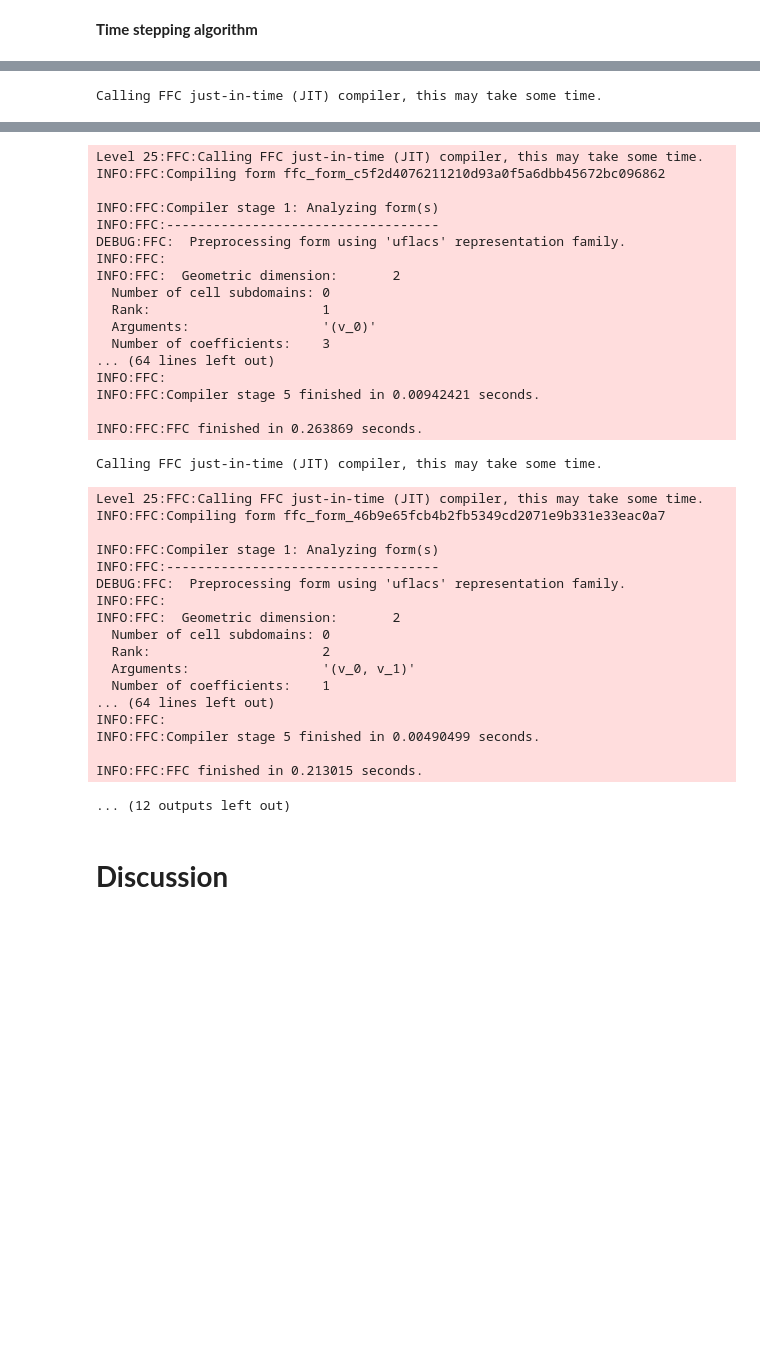
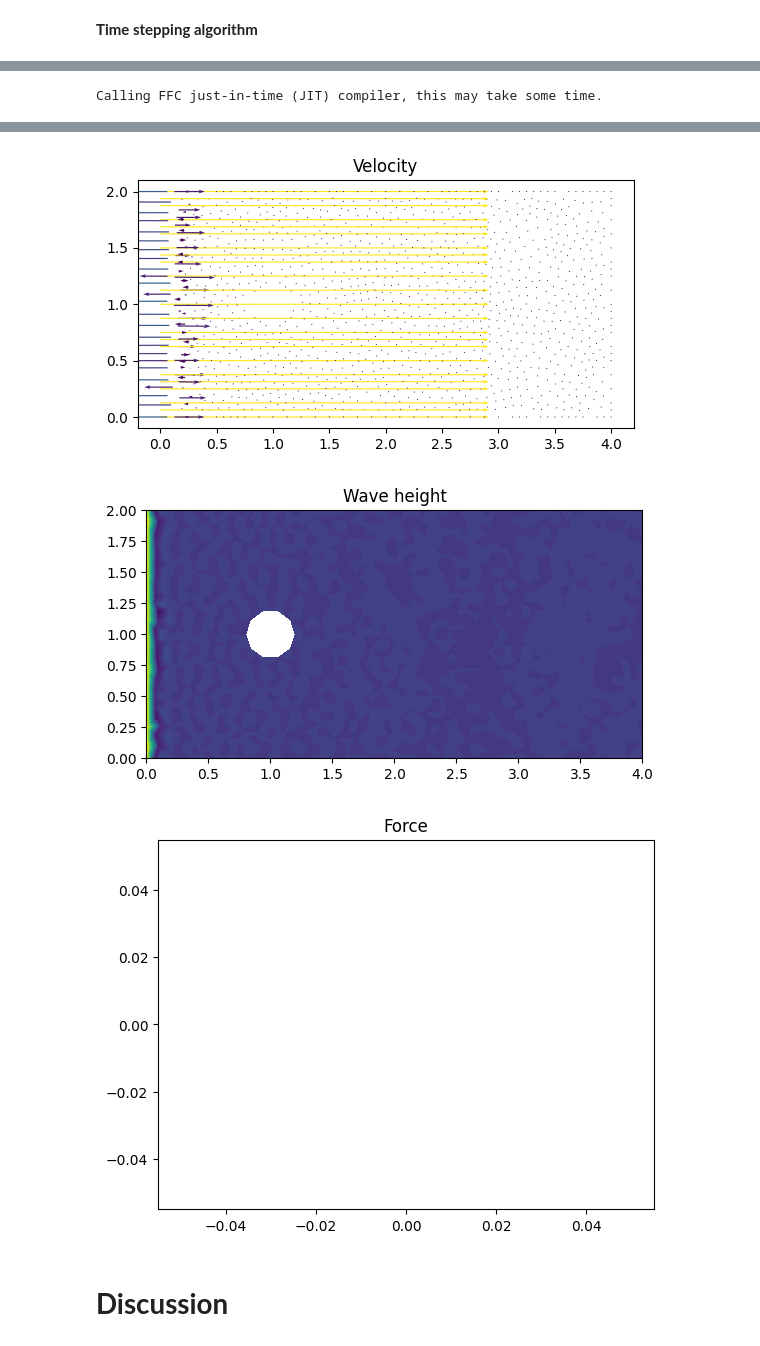
Before and after one commit to johanhoffman/DD2365_VT24, a Jupyter notebook: template-report-Shallow-Water-Equations.ipynb, the cells around one changed output, grey strips where cells are left out. Drawn from its saved outputs; the diff is of its cells as text; code cells hidden in the pictures; blank space fills up the shorter version.

```diff
--- a/template-report-Shallow-Water-Equations.ipynb
+++ b/template-report-Shallow-Water-Equations.ipynb
@@ -250,8 +210,8 @@ nu = 4.0e-3
 # (u1,p1) linearized solution at present time step
 u0 = Function(V)
 u1 = Function(V)
-p0 = Function(Q)
-p1 = Function(Q)
+w0 = Function(Q)
+w1 = Function(Q)
 
 # Set parameters for nonlinear and lienar solvers
 num_nnlin_iter = 5
@@ -267,23 +227,25 @@ dt = 0.5*mesh.hmin()
 # Stabilization parameters
 h = CellDiameter(mesh);
 u_mag = sqrt(dot(u1,u1))
-d1 = 1.0/sqrt((pow(1.0/dt,2.0) + pow(u_mag/h,2.0)))
+d1 = 2.0/sqrt((pow(1.0/dt,2.0) + pow(u_mag/h,2.0)))
 d2 = h*u_mag
 
-# Mean velocities for trapozoidal time stepping
+# Mean velocities and wave heights for trapozoidal time stepping
 um = 0.5*(u + u0)
 um1 = 0.5*(u1 + u0)
+wm = 0.5*(w + w0)
+wm1 = 0.5*(w1 + w0)
 
 # Momentum variational equation on residual form
-Fu = inner((u - u0)/dt + grad(um)*um1, v)*dx - p1*div(v)*dx + nu*inner(grad(um), grad(v))*dx \
-    + d1*inner((u - u0)/dt + grad(um)*um1 + grad(p1), grad(v)*um1)*dx + d2*div(um)*div(v)*dx
+Fu = inner((u - u0)/dt + grad(um)*um1, v)*dx + g*inner(grad(wm1), v)*dx \
+    + d1*inner(grad(um)*um1, grad(v)*um1)*dx
 au = lhs(Fu)
 Lu = rhs(Fu)
 
 # Continuity variational equation on residual form
-Fp = d1*inner((u1 - u0)/dt + grad(um1)*um1 + grad(p), grad(q))*dx + div(um1)*q*dx
-ap = lhs(Fp)
-Lp = rhs(Fp)
+Fw = inner((w - w0)/dt, q)*dx + div(w*um1)*q*dx + d1*inner(inner(um1, grad(w)), inner(um1, grad(q)))*dx
+aw = lhs(Fw)
+Lw = rhs(Fw)
 # %% [markdown]
 **Compute force on boundary**
 # %%
@@ -295,7 +257,7 @@ phi_y = 1.0
 psi_expression = Expression(("near(pow(x[0]-xc,2.0) + pow(x[1]-yc,2.0) - pow(rc,2.0), 0.0) ? phi_x : 0.","near(pow(x[0]-xc,2.0) + pow(x[1]-yc,2.0) - pow(rc,2.0), 0.0) ? phi_y : 0."), xc=xc, yc=yc, rc=rc, phi_x=phi_x, phi_y=phi_y, element = V.ufl_element())
 psi = interpolate(psi_expression, V)
 
-Force = inner((u1 - u0)/dt + grad(um1)*um1, psi)*dx - p1*div(psi)*dx + nu*inner(grad(um1), grad(psi))*dx
+Force = inner((u1 - u0)/dt + grad(um1)*um1, psi)*dx - g*inner(grad(wm1), psi)*dx
 
 #plt.figure()
 #plot(psi, title="weight function psi")
@@ -308,7 +270,7 @@ normalization = -2.0/D
 # %%
 # Open files to export solution to Paraview
 file_u = File("results-NS/u.pvd")
-file_p = File("results-NS/p.pvd")
+file_w = File("results-NS/w.pvd")
 
 # Set plot frequency
 plot_time = 0
@@ -333,7 +295,7 @@ while t < T + DOLFIN_EPS:
     #s = 'Time t = ' + repr(t)
     #print(s)
 
-    pin.t = t
+    win.t = t
     #uin.t = t
 
     # Solve non-linear problem
@@ -350,13 +312,13 @@ while t < T + DOLFIN_EPS:
         solve(Au, u1.vector(), bu, "bicgstab", "default")
 
         # Assemble continuity matrix and vector
-        Ap = assemble(ap)
-        bp = assemble(Lp)
+        Aw = assemble(aw)
+        bw = assemble(Lw)
 
         # Compute pressure solution
-        [bc.apply(Ap, bp) for bc in bcp]
-        [bc.apply(p1.vector()) for bc in bcp]
-        solve(Ap, p1.vector(), bp, "bicgstab", prec)
+        [bc.apply(Aw, bw) for bc in bcw]
+        [bc.apply(w1.vector()) for bc in bcw]
+        solve(Aw, w1.vector(), bw, "bicgstab", prec)
 
         # Compute force
         F = assemble(Force)
@@ -373,14 +335,14 @@ while t < T + DOLFIN_EPS:
 
         # Save solution to file
         file_u << u1
-        file_p << p1
+        file_w << w1
 
         # Plot solution
         plt.figure()
         plot(u1, title="Velocity")
 
         plt.figure()
-        plot(p1, title="Pressure")
+        plot(w1, title="Wave height")
 
         plot_time += T/plot_freq
 
@@ -393,6 +355,7 @@ while t < T + DOLFIN_EPS:
 
     # Update time step
     u0.assign(u1)
+    w0.assign(w1)
     t += dt
 
 #!tar -czvf results-NS.tar.gz results-NS
@@ -475,38 +419,5 @@ Calling FFC just-in-time (JIT) compiler, this may take some time.
-Level 25:FFC:Calling FFC just-in-time (JIT) compiler, this may take some time.
-INFO:FFC:Compiling form ffc_form_c5f2d4076211210d93a0f5a6dbb45672bc096862
-
-INFO:FFC:Compiler stage 1: Analyzing form(s)
-INFO:FFC:-----------------------------------
-DEBUG:FFC:  Preprocessing form using 'uflacs' representation family.
-INFO:FFC:
-INFO:FFC:  Geometric dimension:       2
-  Number of cell subdomains: 0
-  Rank:                      1
-  Arguments:                 '(v_0)'
-  Number of coefficients:    3
-... (64 lines left out)
-INFO:FFC:
-INFO:FFC:Compiler stage 5 finished in 0.00942421 seconds.
-
-INFO:FFC:FFC finished in 0.263869 seconds.
-Calling FFC just-in-time (JIT) compiler, this may take some time.
-Level 25:FFC:Calling FFC just-in-time (JIT) compiler, this may take some time.
-INFO:FFC:Compiling form ffc_form_46b9e65fcb4b2fb5349cd2071e9b331e33eac0a7
-
-INFO:FFC:Compiler stage 1: Analyzing form(s)
-INFO:FFC:-----------------------------------
-DEBUG:FFC:  Preprocessing form using 'uflacs' representation family.
-INFO:FFC:
-INFO:FFC:  Geometric dimension:       2
-  Number of cell subdomains: 0
-  Rank:                      2
-  Arguments:                 '(v_0, v_1)'
-  Number of coefficients:    1
-... (64 lines left out)
-INFO:FFC:
-INFO:FFC:Compiler stage 5 finished in 0.00490499 seconds.
-
-INFO:FFC:FFC finished in 0.213015 seconds.
-... (12 outputs left out)
+[figure, added]
+[figure, added]
+[figure, added]
 # %% [markdown]
 # **Discussion**
```
Also changed, not shown: parts of 8 cells of this notebook.
